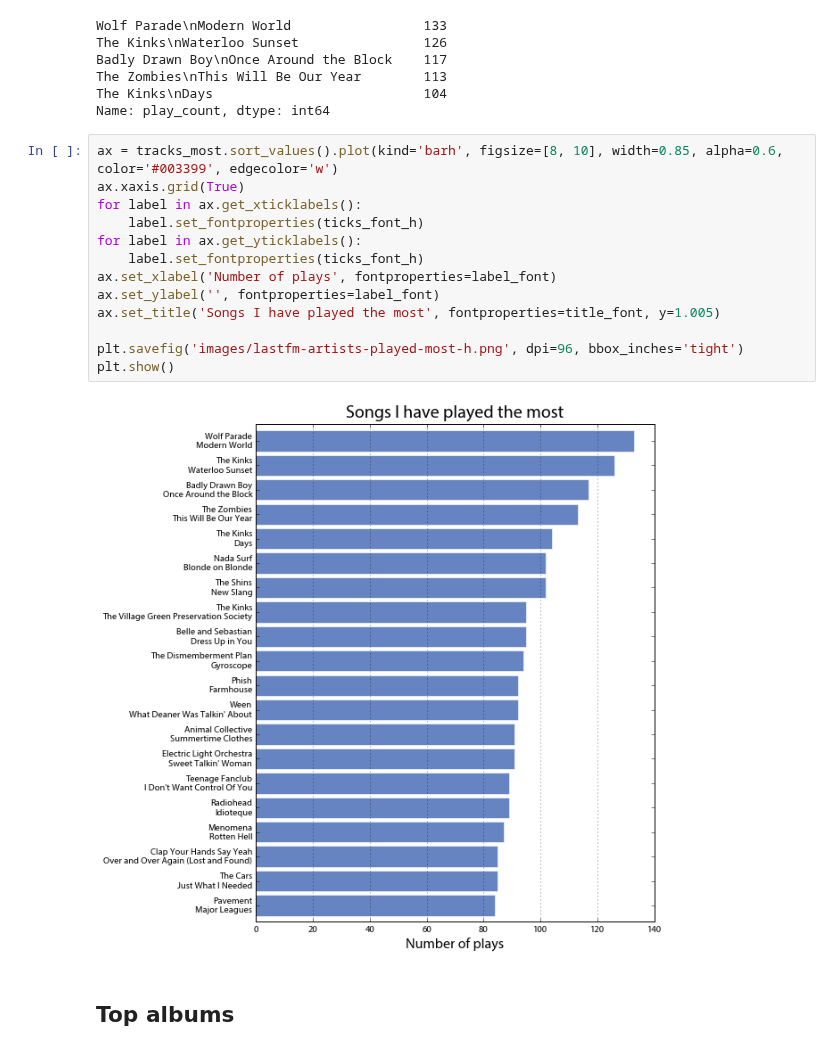
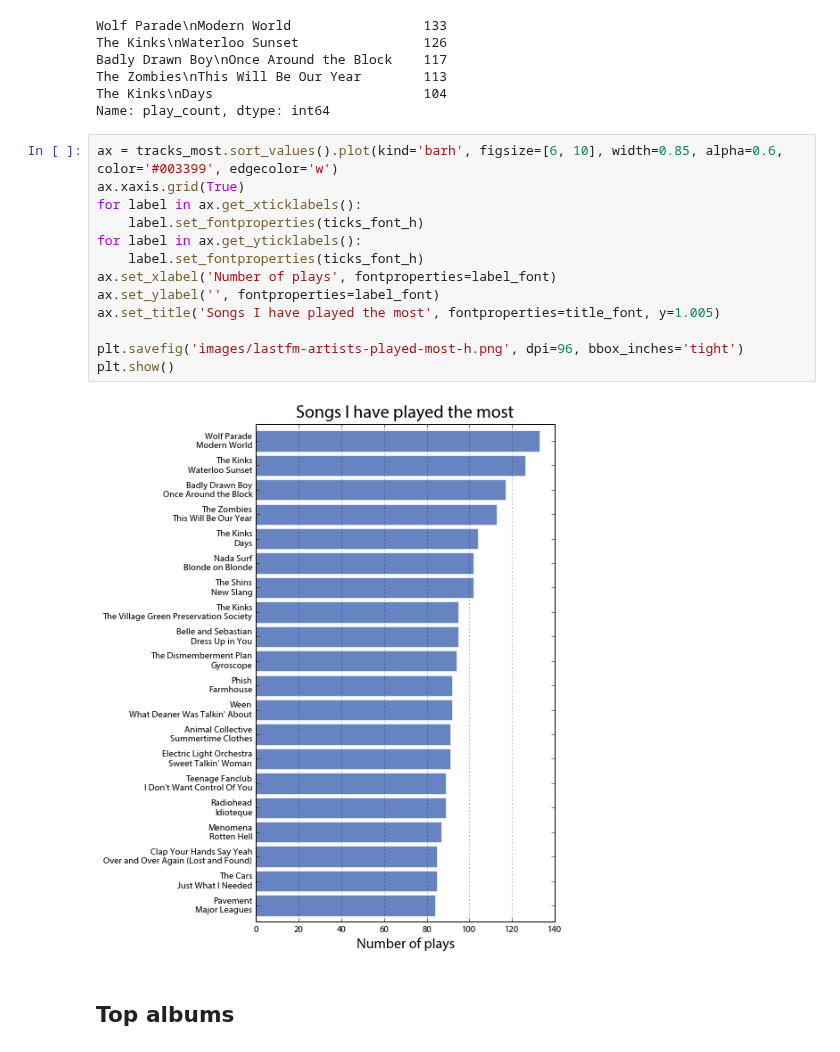
Before and after one commit to gboeing/data-visualization, a Jupyter notebook: lastfm-listening-history/lastfm_analysis.ipynb, the cells around one changed output. Saved outputs shown, nothing was run; the diff lists cells and outputs as text.

```diff
--- a/lastfm-listening-history/lastfm_analysis.ipynb
+++ b/lastfm-listening-history/lastfm_analysis.ipynb
@@ -60,20 +60,20 @@ The Zombies\nThis Will Be Our Year        113
 The Kinks\nDays                           104
 Name: play_count, dtype: int64
 # %%
-ax = tracks_most.sort_values().plot(kind='barh', figsize=[8, 10], width=0.85, alpha=0.6, color='#003399', edgecolor='w')
+ax = tracks_most.sort_values().plot(kind='barh', figsize=[6, 10], width=0.85, alpha=0.6, color='#003399', edgecolor='w')
 ax.xaxis.grid(True)
 for label in ax.get_xticklabels():
     label.set_fontproperties(ticks_font_h)
 for label in ax.get_yticklabels():
     label.set_fontproperties(ticks_font_h)
 ax.set_xlabel('Number of plays', fontproperties=label_font)
 ax.set_ylabel('', fontproperties=label_font)
 ax.set_title('Songs I have played the most', fontproperties=title_font, y=1.005)
 
 plt.savefig('images/lastfm-artists-played-most-h.png', dpi=96, bbox_inches='tight')
 plt.show()
 # %% [output]
-[figure, old version]
+[figure, new version]
 # %% [markdown]
 ## Top albums
 # %%
```
Also changed, not shown: parts of 17 cells of this notebook, 5 other files.
